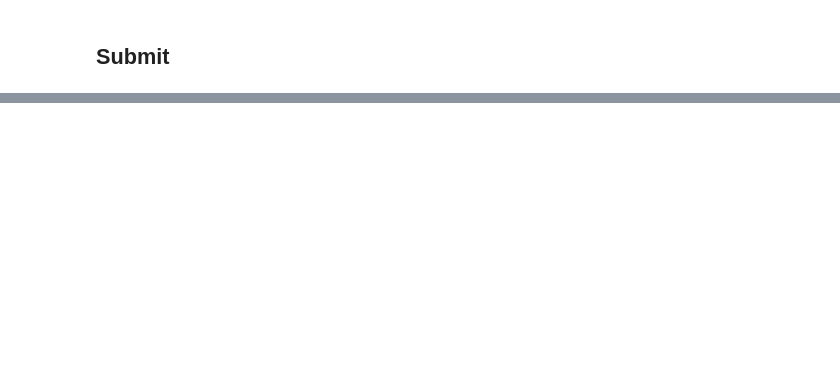
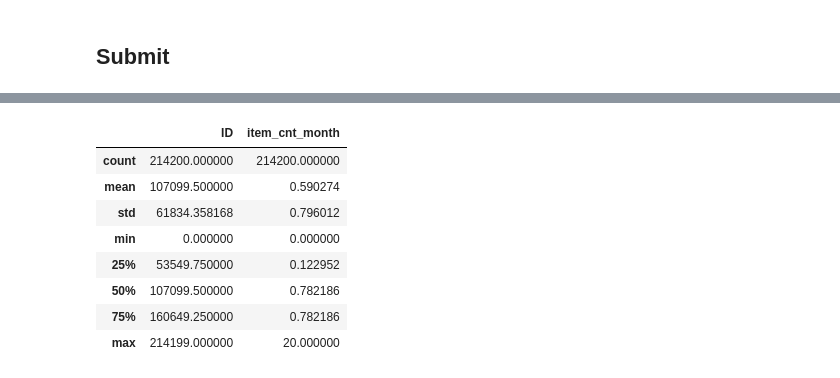
Before and after one commit to badbul/Coursera_competitive-data-science, a Jupyter notebook: Contest_1C/contest_1c.ipynb, the cells around one changed output, grey strips where cells are left out. Saved outputs shown, nothing was run; the diff lists cells and outputs as text; code cells hidden in the pictures; blank space fills up the shorter version.

```diff
--- a/Contest_1C/contest_1c.ipynb
+++ b/Contest_1C/contest_1c.ipynb
@@ -436,0 +450,7 @@ print('rmse:{}'.format(round(np.sqrt(mean_squared_error(y_valid, y_pred)),4)))
+# %%
+X = df_final_cat.drop(['shop_id', 'item_id', 'target'], axis=1)
+y = df_final_cat['target']
+# %%
+test_df = test.copy()
+test_df = pd.merge(test, df_final_cat, how = "left", on = ["shop_id", "item_id"]).fillna(0.0)
+test_df.shape
@@ -436,0 +459,3 @@ print('rmse:{}'.format(round(np.sqrt(mean_squared_error(y_valid, y_pred)),4)))
+# %%
+X_test = test_df.drop(['ID','shop_id','item_id','target'], axis=1)
+X_test.shape
@@ -437,4 +466,5 @@ print('rmse:{}'.format(round(np.sqrt(mean_squared_error(y_valid, y_pred)),4)))
 # %%
+%%time
 lgbm = lgb.LGBMRegressor(**lgb_params)
 lgbm.fit(X, y)
-lgb_pred = lgbm.predict(X_valid)
+y_pred_tst = lgbm.predict(X_test)
@@ -440,0 +474,15 @@ lgb_pred = lgbm.predict(X_valid)
+# %%
+# Normalize prediction to [0-20]
+y_pred_tst = list(map(lambda x: min(20,max(x,0)), list(y_pred_tst)))
+sub_df = pd.DataFrame({'ID':test_df.ID,'item_cnt_month': y_pred_tst })
+sub_df.describe()
+# %% [output]
+|  | ID | item_cnt_month |
+| count | 214200.000000 | 214200.000000 |
+| mean | 107099.500000 | 0.590274 |
+| std | 61834.358168 | 0.796012 |
+| min | 0.000000 | 0.000000 |
+| 25% | 53549.750000 | 0.122952 |
+| 50% | 107099.500000 | 0.782186 |
+| 75% | 160649.250000 | 0.782186 |
+| max | 214199.000000 | 20.000000 |
```
Also changed, not shown: parts of 17 cells of this notebook.
